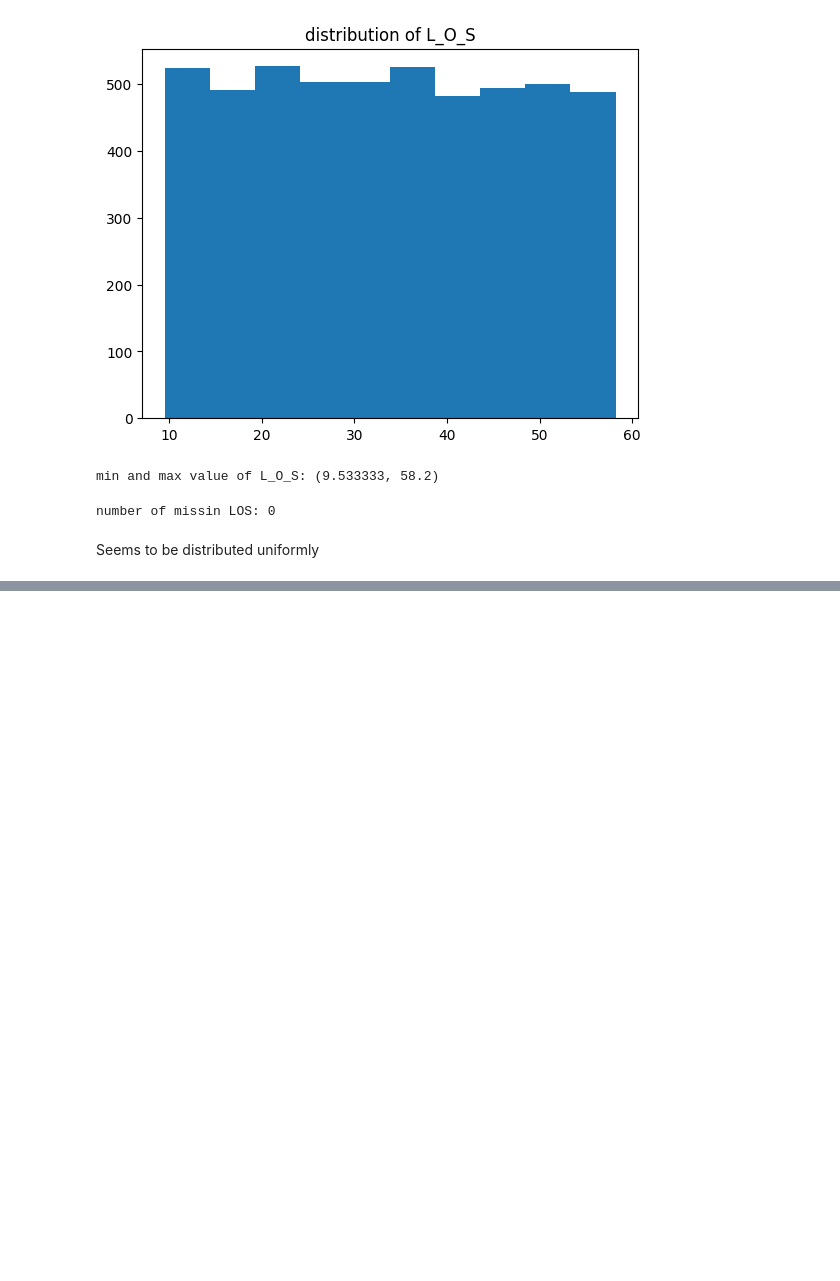
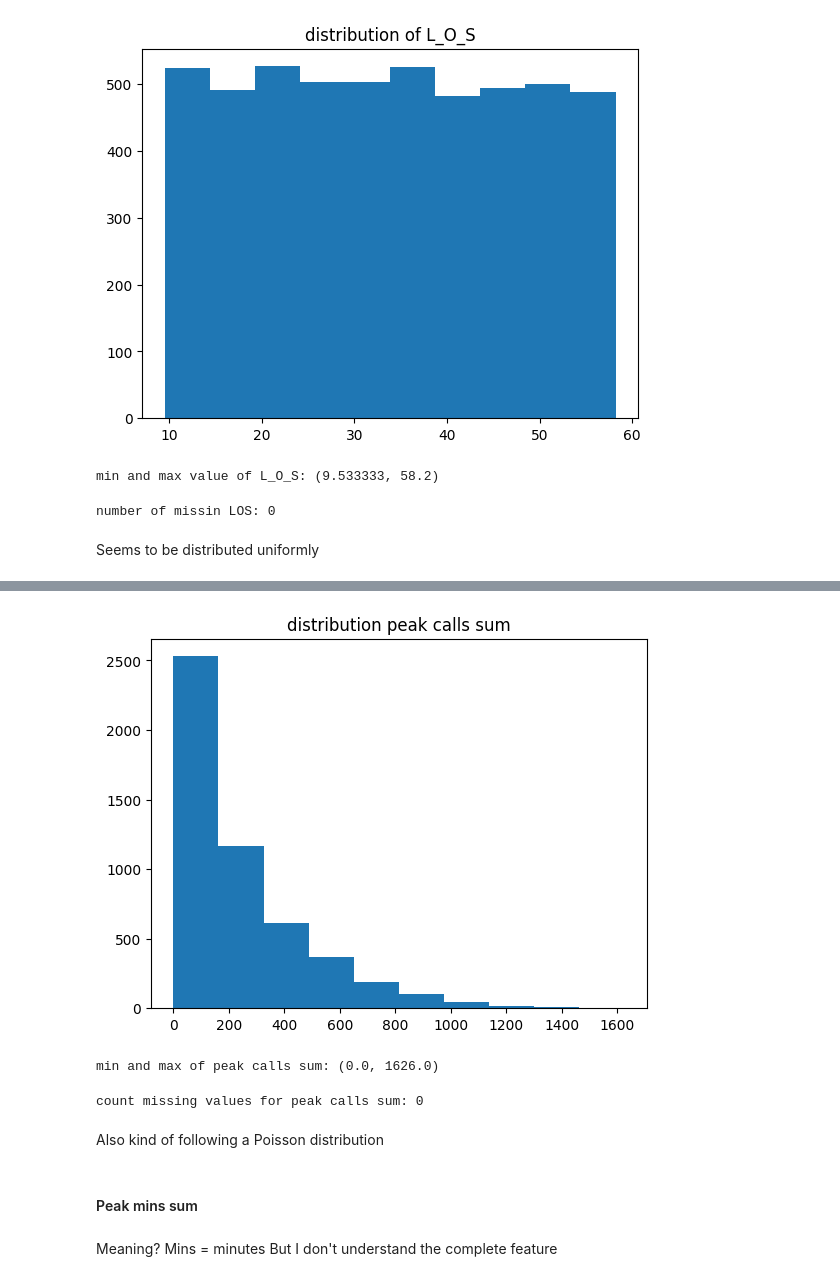
Before and after one commit to Yiannis7918/Advanced_Analytics_2024, a Jupyter notebook: Assignment_1/Scripts_Greg/Exploration_dataset.ipynb, the cells around one changed output, grey strips where cells are left out. Drawn from its saved outputs; the diff is of its cells as text; code cells hidden in the pictures; blank space fills up the shorter version.

Commit message:
exploration G features till peak mins sum

```diff
--- a/Assignment_1/Scripts_Greg/Exploration_dataset.ipynb
+++ b/Assignment_1/Scripts_Greg/Exploration_dataset.ipynb
@@ -274,0 +424,24 @@ Seems to be distributed uniformly
+# %%
+plt.hist(dataset["Peak_calls_Sum"])
+plt.title("distribution peak calls sum")
+plt.show()
+
+min_peak_calls_sum = np.min(dataset["Peak_calls_Sum"])
+max_peak_calls_sum = np.max(dataset["Peak_calls_Sum"])
+print(f"min and max of peak calls sum: {min_peak_calls_sum, max_peak_calls_sum}")
+# %% [output]
+[figure, added]
+min and max of peak calls sum: (0.0, 1626.0)
+# %%
+count_NA_peak_calls_sum = dataset["Peak_calls_Sum"].isna().sum()
+print(f"count missing values for peak calls sum: {count_NA_peak_calls_sum}")
+# %% [output]
+count missing values for peak calls sum: 0
+# %% [markdown]
+Also kind of following a Poisson distribution
+# %% [markdown]
+<h4> Peak mins sum</h4>
+# %% [markdown]
+Meaning?</br>
+Mins = minutes</br>
+But I don't understand the complete feature
```
Also changed, not shown: parts of 25 cells of this notebook.
